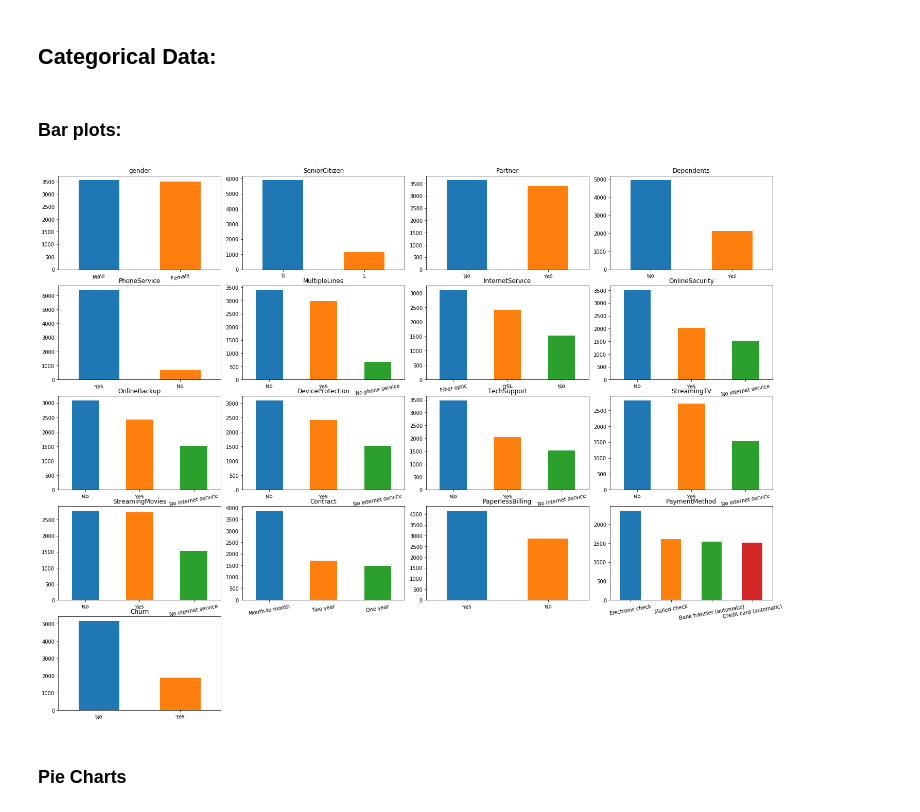
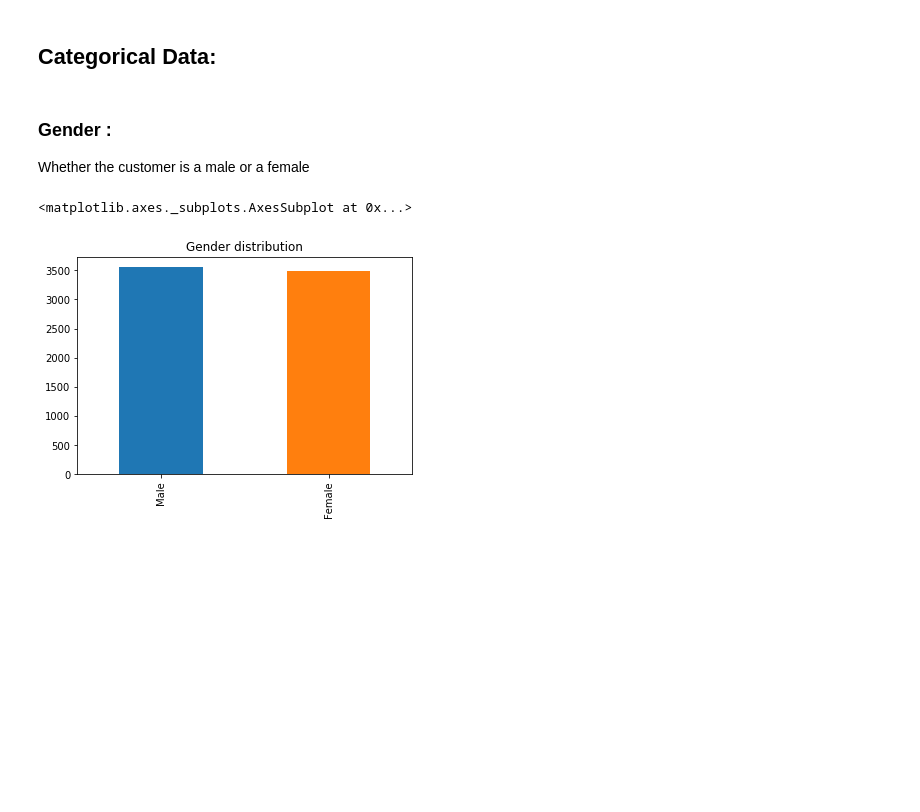
Before and after one commit to sami2310/Datascience-in-Practice, a Jupyter notebook: HW1/Data Exploration.ipynb, the cells around one changed output. Cells and saved outputs as stored; diff of their text form; code cells hidden in the pictures; blank space fills up the shorter version.

```diff
--- a/HW1/Data Exploration.ipynb
+++ b/HW1/Data Exploration.ipynb
@@ -196,27 +184,10 @@ data[['TotalCharges','MonthlyCharges']].corr()
 # %% [markdown]
 ## Categorical Data:
-# %% [markdown]
-### Bar plots:
-# %%
-fig, axes = plt.subplots(5, 4, figsize=(20, 15))
-# Add space between subplots
-fig.tight_layout()
-
-# Fill the subplots
-i = 0
-for column in data.columns:
-    #     In order not to plot the continuous variables
-    if column not in [
-            'customerID', 'TotalCharges', 'MonthlyCharges', 'tenure'
-    ]:
-        data[column].value_counts().plot(
-            kind='bar', ax=axes[(i // 4, i % 4)], title=column, rot=10)
-        i += 1
-
-# Remove unnecessary suplots:
-for i in range(1, 4):
-    fig.delaxes(axes[4][i])
-# %% [output]
-[figure, removed]
-# %% [markdown]
-### Pie Charts
+# %% [markdown]
+### Gender :
+Whether the customer is a male or a female
+# %%
+data["gender"].value_counts().plot(kind='bar', title="Gender distribution")
+# %% [output]
+<matplotlib.axes._subplots.AxesSubplot at 0x...>
+[figure, added]
```
Also changed, not shown: parts of 64 cells of this notebook.
